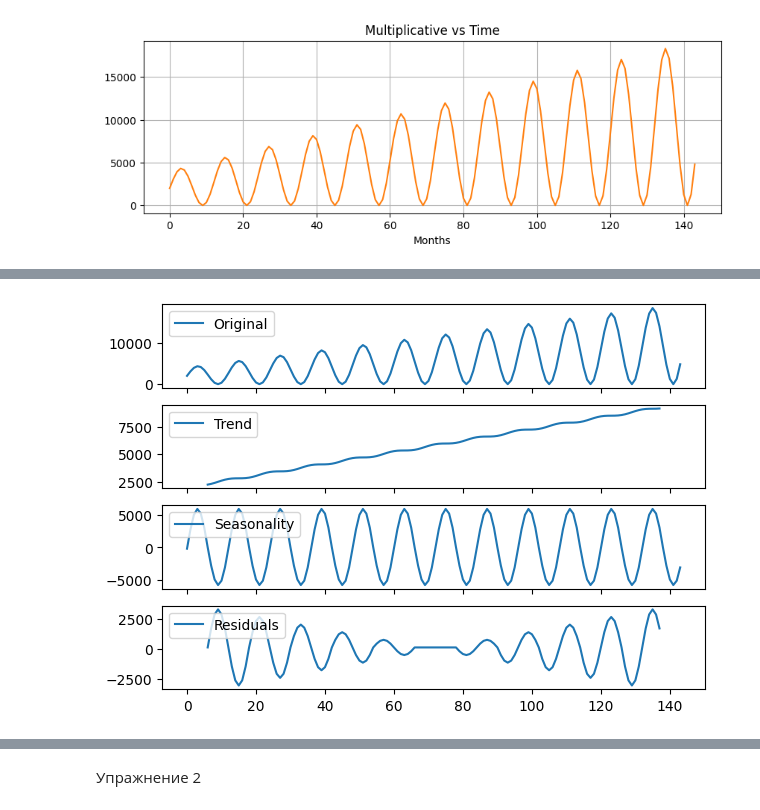
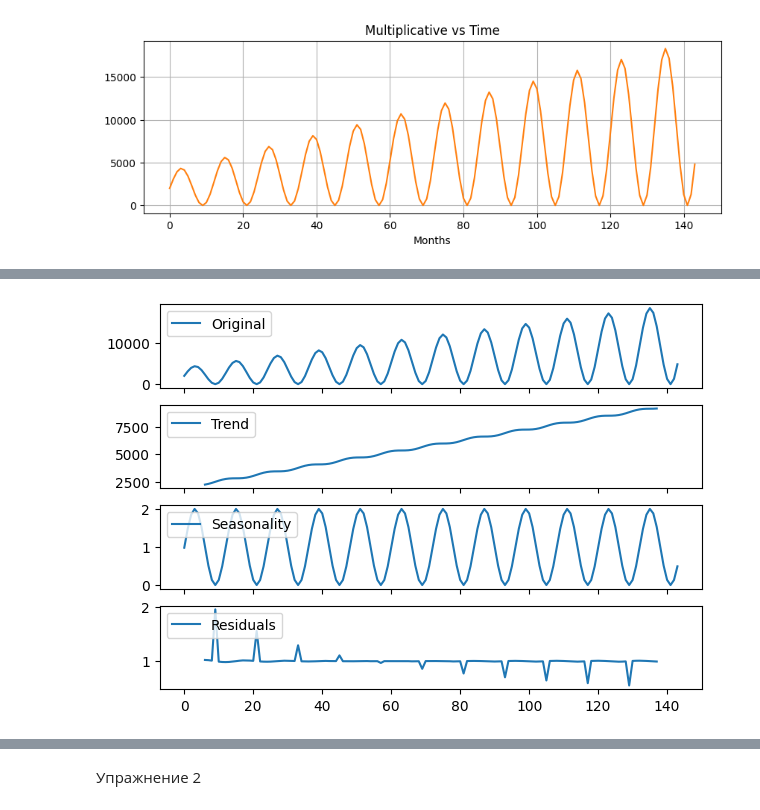
Before and after one commit to IamPMelnikov/timeseries, a Jupyter notebook: lab1 (1).ipynb, the cells around one changed output, grey strips where cells are left out. Cells and saved outputs as stored; diff of their text form; code cells hidden in the pictures.

```diff
--- a/lab1 (1).ipynb
+++ b/lab1 (1).ipynb
@@ -532,7 +532,7 @@ plt.title("Additive vs Time");
 # %% [output]
 [figure]
 # %%
-multiplicative = seasonal_12 * trend
+multiplicative = seasonal_12 * trend + 0.001
 # %%
 fig, ax = plt.subplots(1, 1, figsize=(10, 3))
 ax.plot(time, multiplicative, color='tab:orange')
@@ -550,8 +550,8 @@ seas_decomp_plots(additive, additive_decomposition)
 # %%
-multiplicative_decomposition = seasonal_decompose(x=multiplicative, model='additif', period=12)
+multiplicative_decomposition = seasonal_decompose(x=multiplicative, model='multiplicative', period=12)
 seas_decomp_plots(multiplicative, multiplicative_decomposition)
 # %% [output]
-[figure, old version]
+[figure, new version]
 # %%
 stl_decomposition = STL(endog=additive, period=12, robust=True).fit()
 seas_decomp_plots(additive, stl_decomposition)
```
Also changed, not shown: parts of 21 cells of this notebook.
